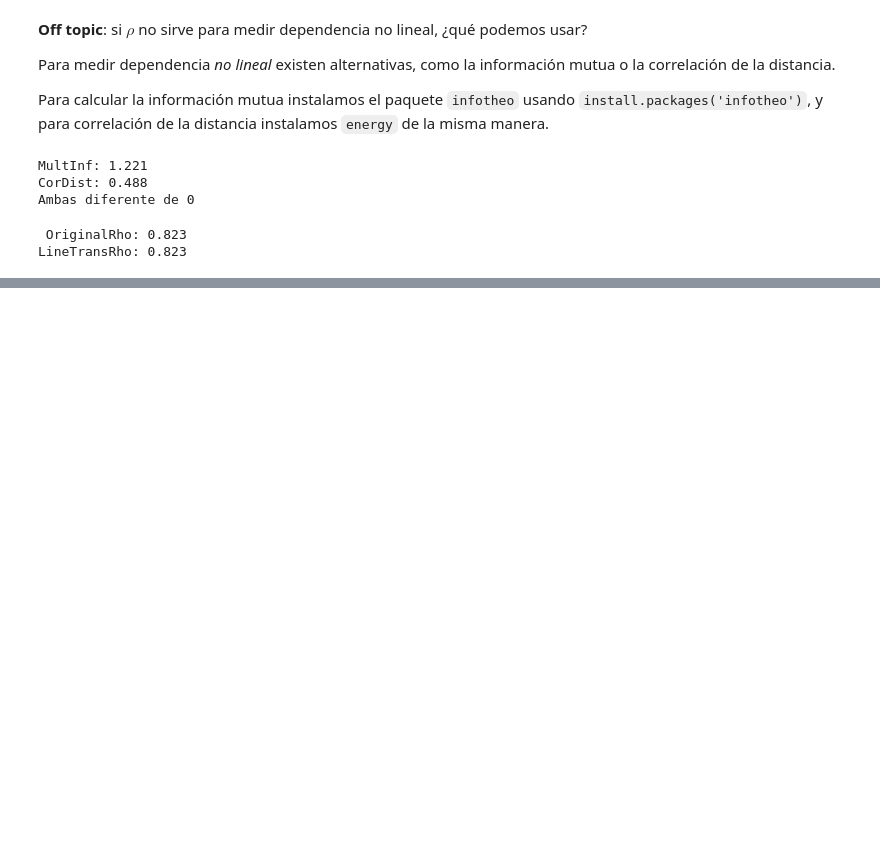
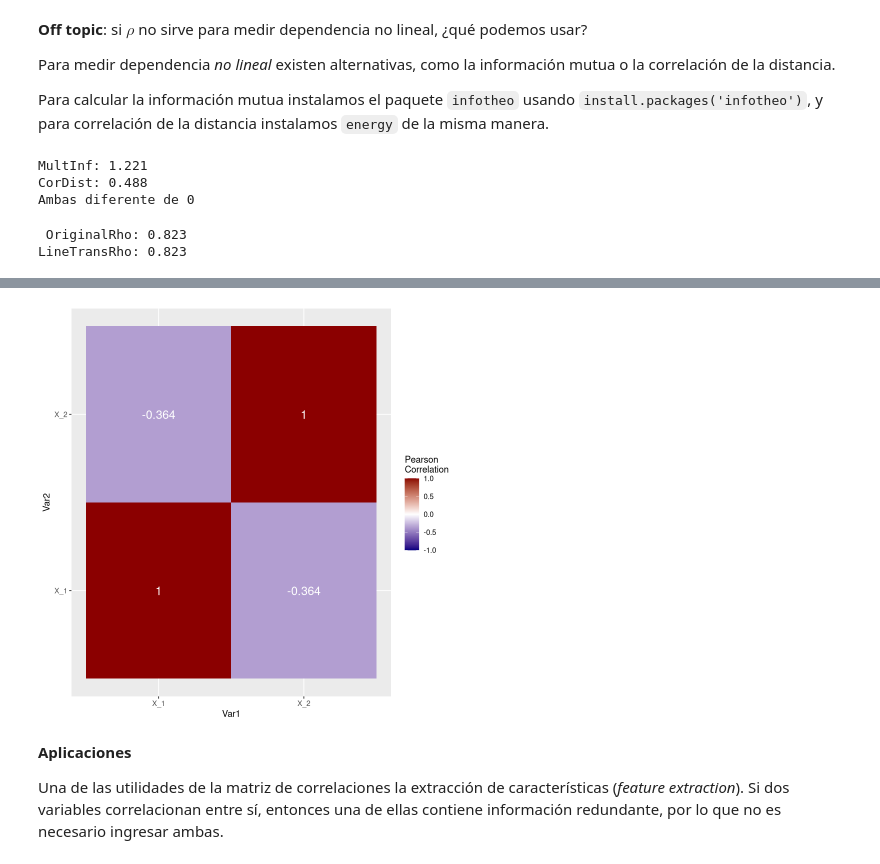
Before and after one commit to jealcalat/Analisis_multivariado-deprecated-, a Jupyter notebook: 1_variables_aleatorias_multivariadas/1.1_correlaciones_covarianzas.ipynb, the cells around one changed output, grey strips where cells are left out. Drawn from its saved outputs; the diff is of its cells as text; code cells hidden in the pictures; blank space fills up the shorter version.

```diff
--- a/1_variables_aleatorias_multivariadas/1.1_correlaciones_covarianzas.ipynb
+++ b/1_variables_aleatorias_multivariadas/1.1_correlaciones_covarianzas.ipynb
@@ -406,0 +609,39 @@ $$
+# %%
+library(tidyr)
+library(ggplot2)
+X <- data.frame(
+  X_1 = c(42, 52, 48, 58),
+  X_2 = c(4, 5, 4, 3)
+)
+X_cor <- cor(X) |> reshape2::melt()
+
+ggplot(
+  data = X_cor,
+  aes(
+    x = Var1,
+    y = Var2,
+    fill = value
+  )
+) +
+  geom_tile(color = 0) +
+  scale_fill_gradient2(
+    low = "navy",
+    high = "red4",
+    mid = "white",
+    midpoint = 0,
+    limit = c(-1, 1),
+    space = "Lab",
+    name = "Pearson\nCorrelation"
+  ) +
+  geom_text(
+    aes(Var2, Var1,
+      label = value |> round(3)
+    ),
+    color = "white", size = 5
+  )
+# %% [output]
+[figure, added]
+# %% [markdown]
+**Aplicaciones**
+
+Una de las utilidades de la matriz de correlaciones la extracción de características (*feature extraction*). Si dos variables correlacionan entre sí, entonces una de ellas contiene información redundante, por lo que no es necesario ingresar ambas.
```
Also changed, not shown: parts of 7 cells of this notebook.
